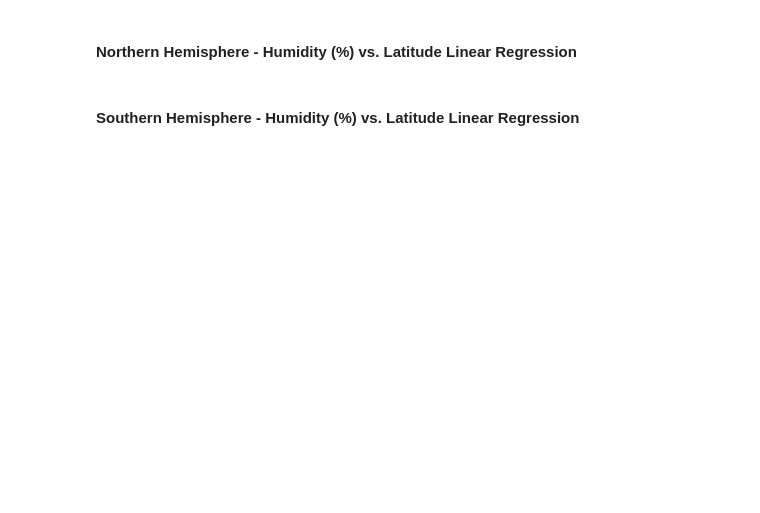
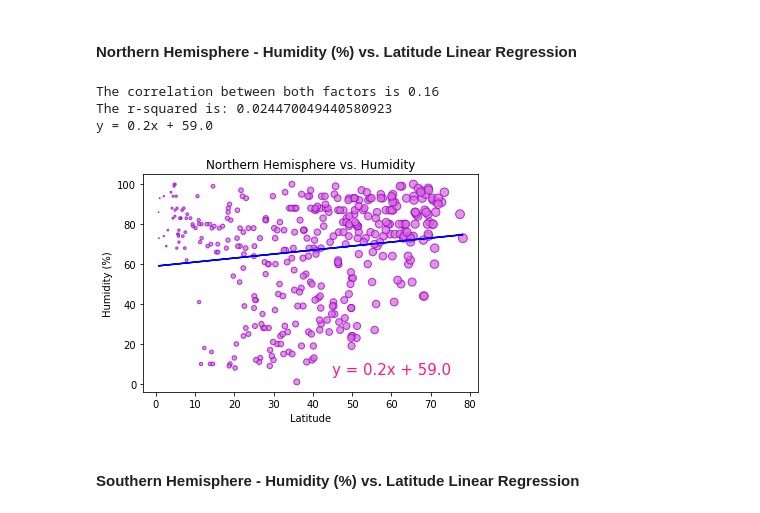
Before and after one commit to mgeffroy/Python_api_challenge, a Jupyter notebook: WeatherPy/Weather/WeatherPy.ipynb, the cells around one changed output. Cells and saved outputs as stored; diff of their text form; code cells hidden in the pictures; blank space fills up the shorter version.

```diff
--- a/WeatherPy/Weather/WeatherPy.ipynb
+++ b/WeatherPy/Weather/WeatherPy.ipynb
@@ -367,4 +421,33 @@ AttributeError: 'float' object has no attribute 'shape'
 # %% [markdown]
 #### Northern Hemisphere - Humidity (%) vs. Latitude Linear Regression
+# %%
+# Equations for correlation and regression
+
+correlation = st.pearsonr(north_hem["Lat"], north_hem["Humidity"])
+(slope, intercept, rvalue, pvalue, stderr) = linregress(north_hem["Lat"], north_hem["Humidity"])
+regress_values = north_hem["Lat"] * slope + intercept
+line_eq = "y = " + str(round(slope,2)) + "x + " + str(round(intercept,2))
+
+#Use the same scatterplot made before
+#Change colors
+plt.scatter(north_hem["Lat"], north_hem["Humidity"], marker="o", facecolors="orchid", edgecolors="darkviolet",
+            s=north_hem["Lat"], alpha=0.75)
+plt.plot(north_hem["Lat"],regress_values,"b-")
+
+
+#Add title and labels to scatter plot
+plt.title( "Northern Hemisphere vs. Humidity")
+plt.xlabel("Latitude")
+plt.ylabel("Humidity (%)")
+
+plt.annotate(line_eq,(45,5),fontsize=15,color="deeppink")
+print(f"The correlation between both factors is {round(correlation[0],2)}")
+print(f"The r-squared is: {rvalue**2}")
+print(line_eq)
+# %% [output]
+The correlation between both factors is 0.16
+The r-squared is: 0.024470049440580923
+y = 0.2x + 59.0
+[figure, added]
 # %% [markdown]
 #### Southern Hemisphere - Humidity (%) vs. Latitude Linear Regression
```
Also changed, not shown: parts of 16 cells of this notebook.
